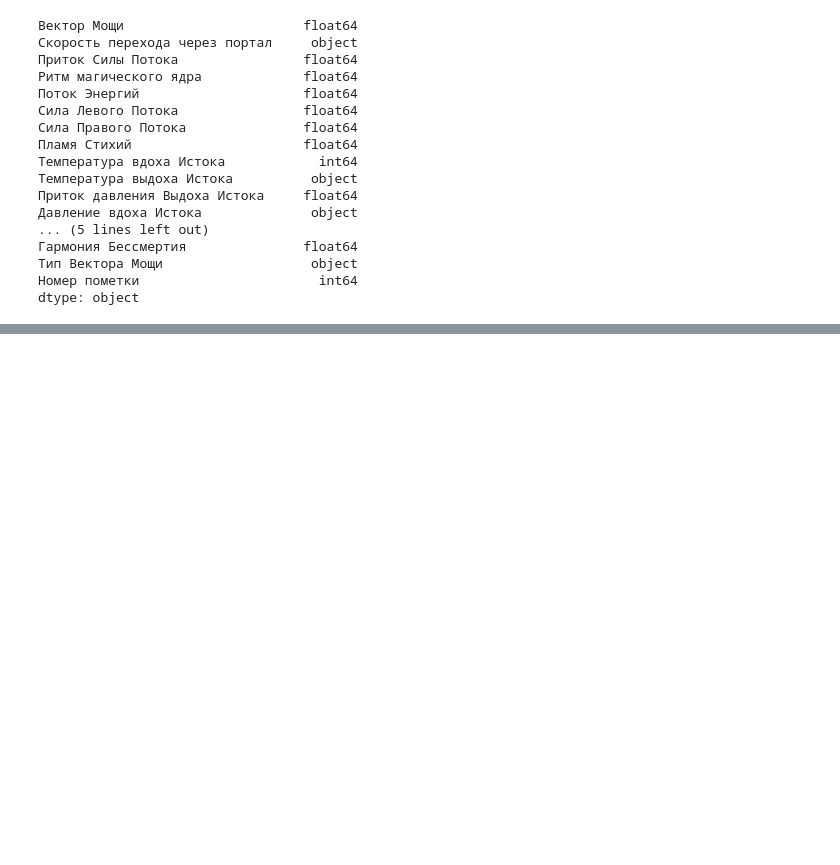
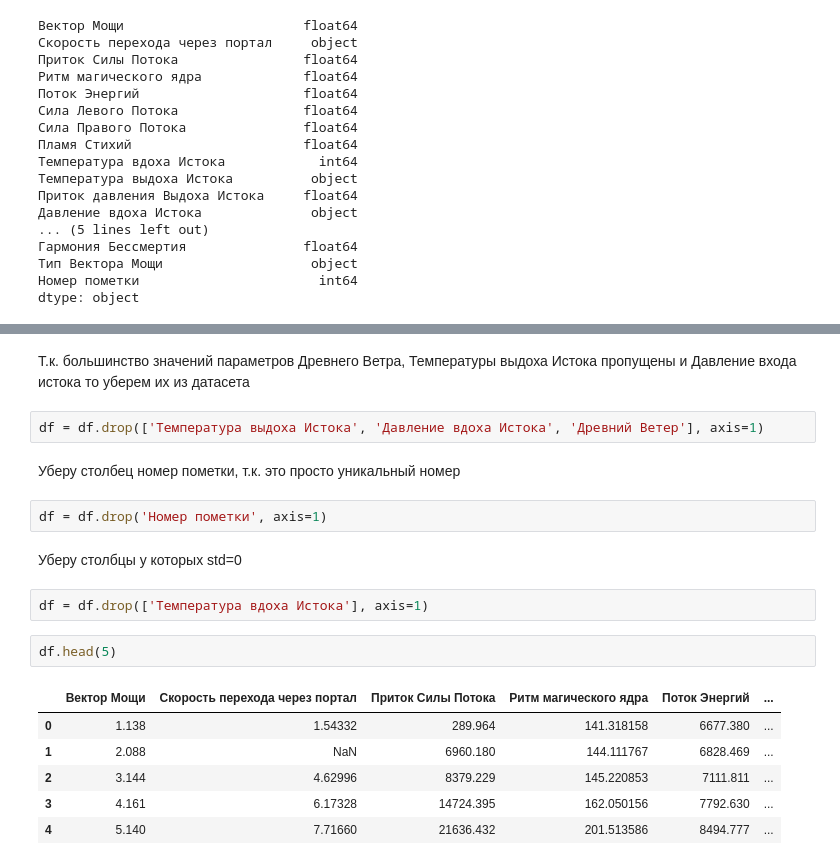
Before and after one commit to DeedIsNotAvailable/ppp, a Jupyter notebook: lab2/lab2.ipynb, the cells around one changed output, grey strips where cells are left out. Saved outputs shown, nothing was run; the diff lists cells and outputs as text; blank space fills up the shorter version.

```diff
--- a/lab2/lab2.ipynb
+++ b/lab2/lab2.ipynb
@@ -186 +203,22 @@ df.isnull().sum()
 dtype: int64
+# %% [markdown]
+Т.к. большинство значений параметров Древнего Ветра, Температуры выдоха Истока пропущены и Давление входа истока то уберем их из датасета
+# %%
+df = df.drop(['Температура выдоха Истока', 'Давление вдоха Истока', 'Древний Ветер'], axis=1)
+# %% [markdown]
+Уберу столбец номер пометки, т.к. это просто уникальный номер
+# %%
+df = df.drop('Номер пометки', axis=1)
+# %% [markdown]
+Уберу столбцы у которых std=0
+# %%
+df = df.drop(['Температура вдоха Истока'], axis=1)
+# %%
+df.head(5)
+# %% [output]
+|  | Вектор Мощи | Скорость перехода через портал | Приток Силы Потока | Ритм магического ядра | Поток Энергий | ... |
+| 0 | 1.138 | 1.54332 | 289.964 | 141.318158 | 6677.380 | ... |
+| 1 | 2.088 | NaN | 6960.180 | 144.111767 | 6828.469 | ... |
+| 2 | 3.144 | 4.62996 | 8379.229 | 145.220853 | 7111.811 | ... |
+| 3 | 4.161 | 6.17328 | 14724.395 | 162.050156 | 7792.630 | ... |
+| 4 | 5.140 | 7.71660 | 21636.432 | 201.513586 | 8494.777 | ... |
```
Also changed, not shown: parts of 11 cells of this notebook, 2 other files.
